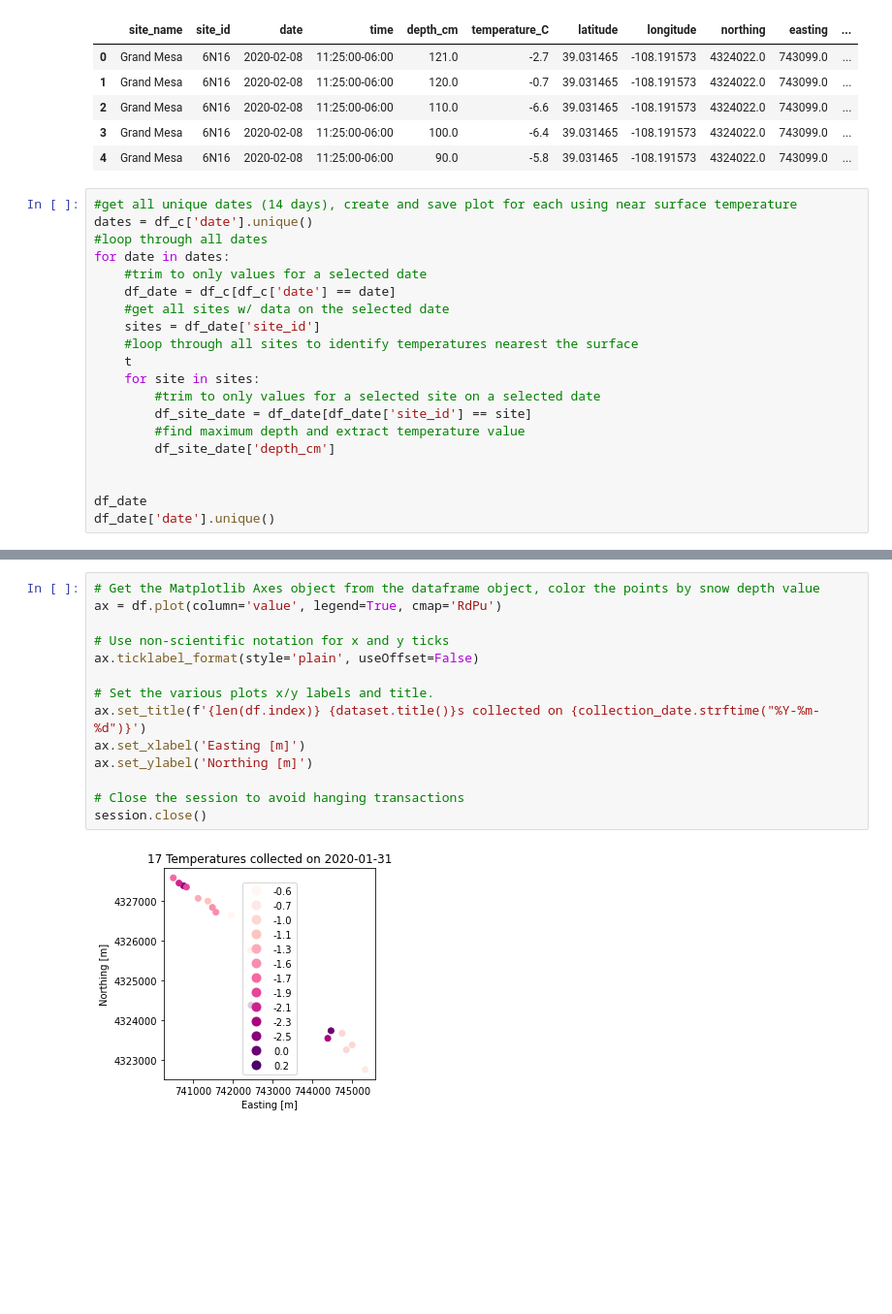
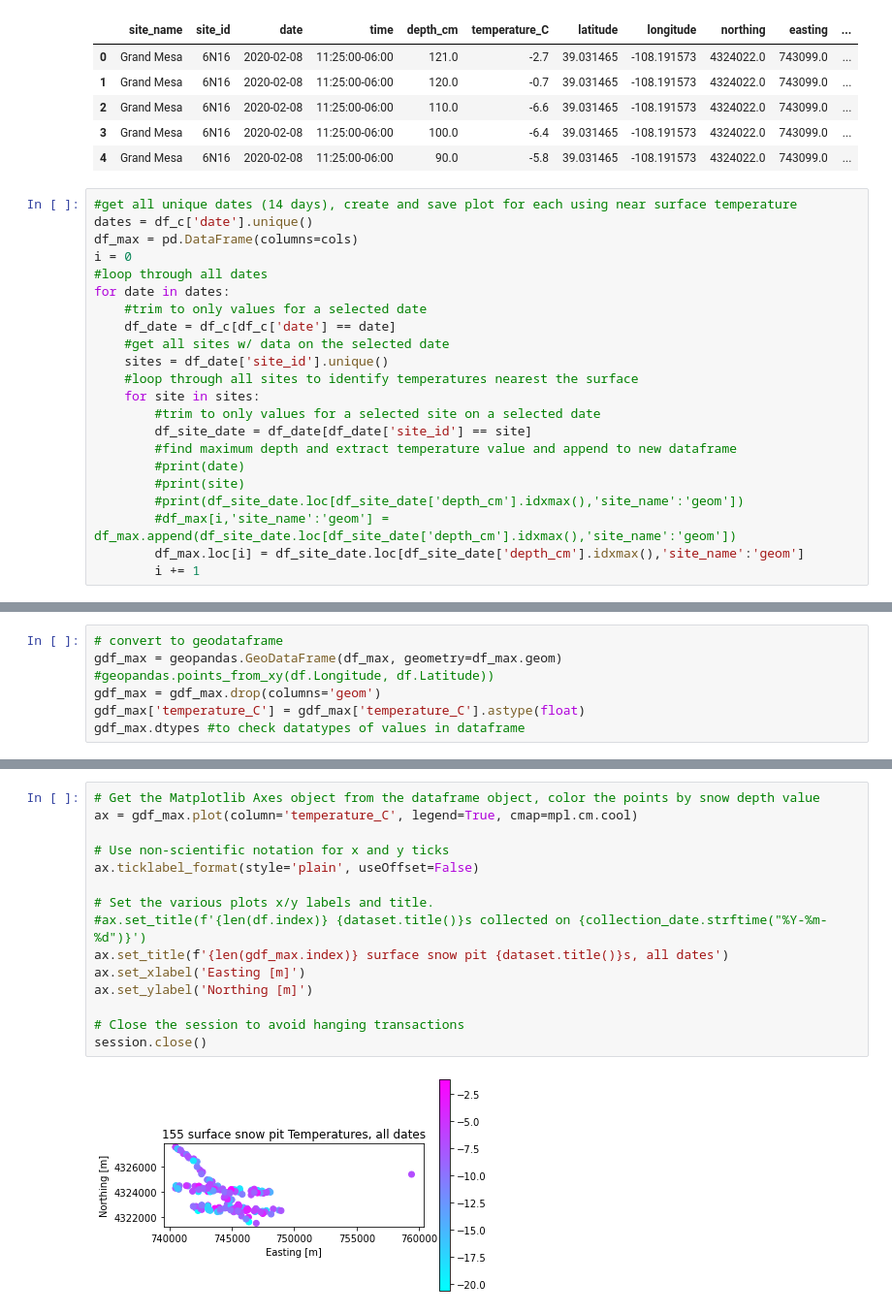
Before and after one commit to snowex-hackweek/hot-pow, a Jupyter notebook: contributors/Jeremy_Johnston/QueryPractice.ipynb, the cells around one changed output, grey strips where cells are left out. Shown at 97% size. Saved outputs shown, nothing was run; the diff lists cells and outputs as text; blank space fills up the shorter version.

Commit message:
Updated QueryPractice with plotting of all near surface pit temperatures

```diff
--- a/contributors/Jeremy_Johnston/QueryPractice.ipynb
+++ b/contributors/Jeremy_Johnston/QueryPractice.ipynb
@@ -139,20 +145,22 @@ df_c.head()
 # %%
 #get all unique dates (14 days), create and save plot for each using near surface temperature
 dates = df_c['date'].unique()
+df_max = pd.DataFrame(columns=cols)
+i = 0
 #loop through all dates
 for date in dates:
     #trim to only values for a selected date
     df_date = df_c[df_c['date'] == date]
     #get all sites w/ data on the selected date
-    sites = df_date['site_id']
+    sites = df_date['site_id'].unique()
     #loop through all sites to identify temperatures nearest the surface
-    t
     for site in sites:
         #trim to only values for a selected site on a selected date
         df_site_date = df_date[df_date['site_id'] == site]
-        #find maximum depth and extract temperature value
-        df_site_date['depth_cm']
-
-
-df_date
-df_date['date'].unique()
+        #find maximum depth and extract temperature value and append to new dataframe
+        #print(date)
+        #print(site)
+        #print(df_site_date.loc[df_site_date['depth_cm'].idxmax(),'site_name':'geom'])
+        #df_max[i,'site_name':'geom'] = df_max.append(df_site_date.loc[df_site_date['depth_cm'].idxmax(),'site_name':'geom'])
+        df_max.loc[i] = df_site_date.loc[df_site_date['depth_cm'].idxmax(),'site_name':'geom']
+        i += 1
@@ -160,0 +183,6 @@ array([datetime.date(2020, 2, 8)], dtype=object)
+# %%
+# convert to geodataframe
+gdf_max = geopandas.GeoDataFrame(df_max, geometry=df_max.geom) #geopandas.points_from_xy(df.Longitude, df.Latitude))
+gdf_max = gdf_max.drop(columns='geom')
+gdf_max['temperature_C'] = gdf_max['temperature_C'].astype(float)
+gdf_max.dtypes #to check datatypes of values in dataframe
@@ -161,16 +203,17 @@ array([datetime.date(2020, 2, 8)], dtype=object)
 # %%
 # Get the Matplotlib Axes object from the dataframe object, color the points by snow depth value
-ax = df.plot(column='value', legend=True, cmap='RdPu')
+ax = gdf_max.plot(column='temperature_C', legend=True, cmap=mpl.cm.cool)
 
 # Use non-scientific notation for x and y ticks
 ax.ticklabel_format(style='plain', useOffset=False)
 
 # Set the various plots x/y labels and title.
-ax.set_title(f'{len(df.index)} {dataset.title()}s collected on {collection_date.strftime("%Y-%m-%d")}')
+#ax.set_title(f'{len(df.index)} {dataset.title()}s collected on {collection_date.strftime("%Y-%m-%d")}')
+ax.set_title(f'{len(gdf_max.index)} surface snow pit {dataset.title()}s, all dates')
 ax.set_xlabel('Easting [m]')
 ax.set_ylabel('Northing [m]')
 
 # Close the session to avoid hanging transactions
 session.close()
 # %% [output]
-[figure, old version]
+[figure, new version]
```
Also changed, not shown: parts of 4 cells of this notebook.
